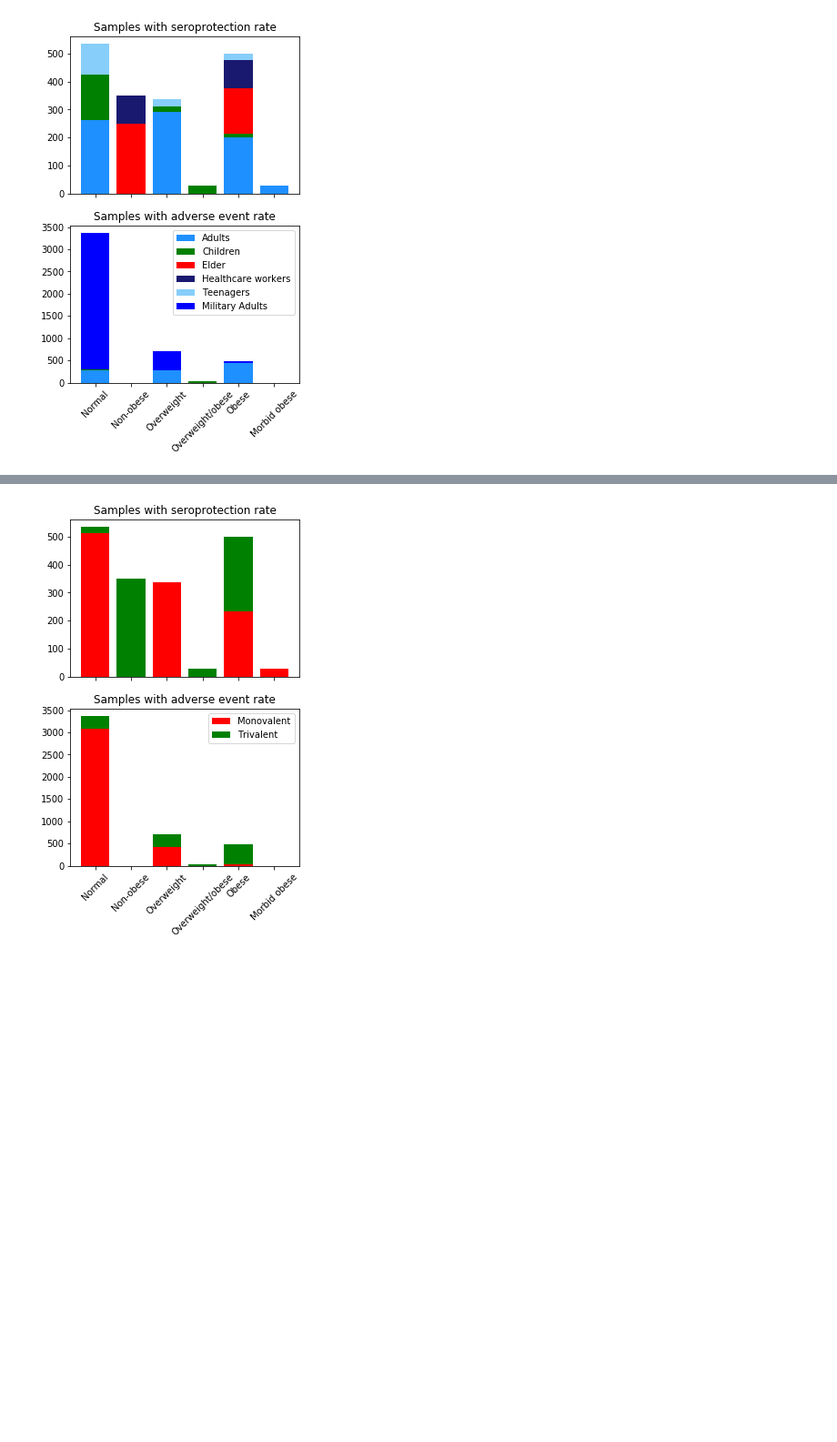
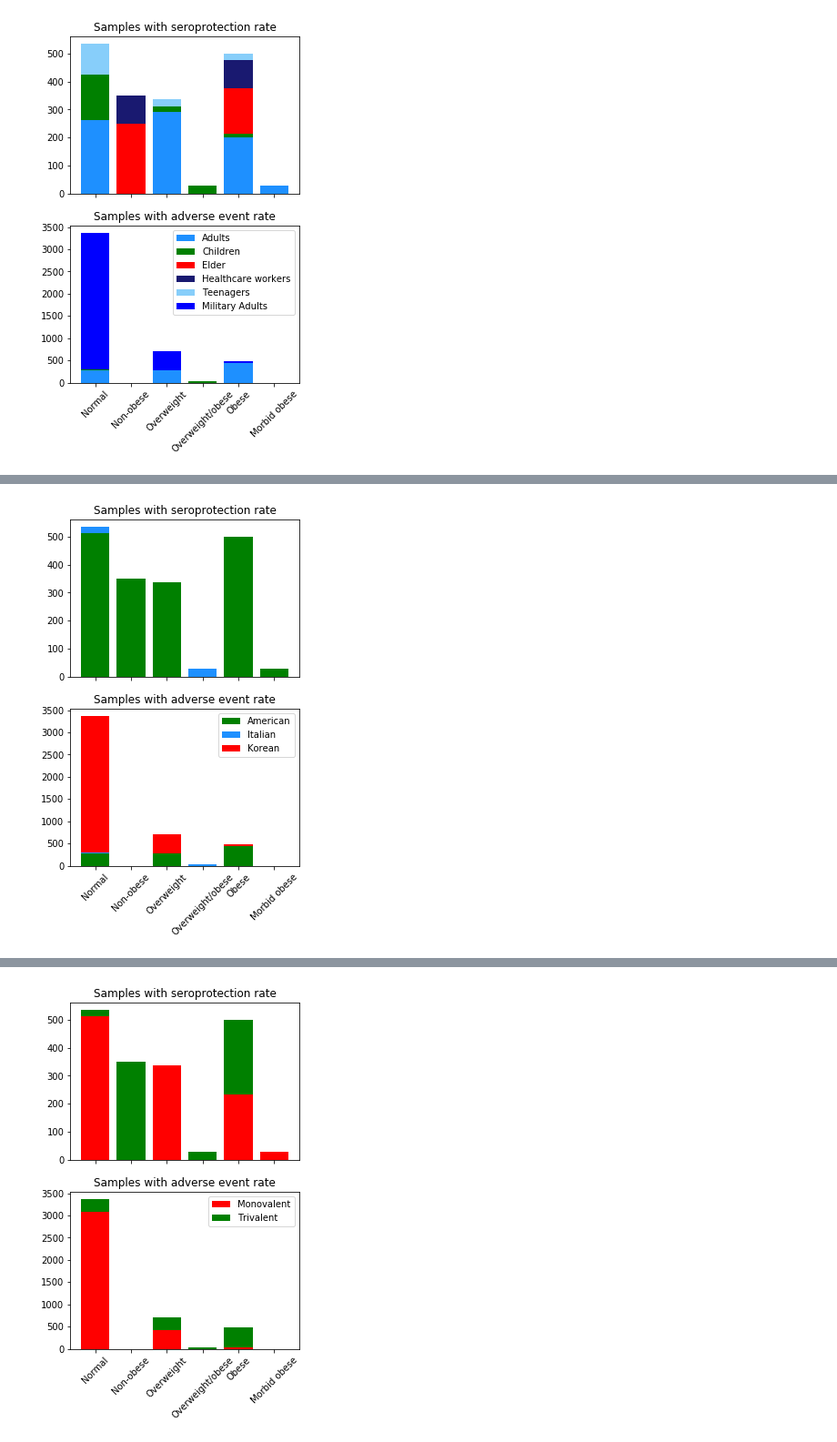
Before and after one commit to Takkoona/PUBL05022_Final, a Jupyter notebook: makePlots.ipynb, the cells around one changed output, grey strips where cells are left out. Shown: that part at 91% size. Drawn from its saved outputs; the diff is of its cells as text; code cells hidden in the pictures; blank space fills up the shorter version.

```diff
--- a/makePlots.ipynb
+++ b/makePlots.ipynb
@@ -183,0 +235,58 @@ plt.show()
+# %%
+ethnicColor = {"American": "#008000", "Korean": "#FF0000", "Italian": "#1E90FF"}
+
+weightVSprotect = h1n1[["Ethnic", "Weight group", "Sample size", "Seroprotection"]].dropna()
+weightVSprotect["Seroprotection"] = weightVSprotect["Seroprotection"].astype(int)
+weightVSprotect = weightVSprotect.groupby(["Ethnic", "Weight group"])
+weightVSprotect = weightVSprotect.agg({"Sample size": "sum", "Seroprotection": "sum"}).reset_index()
+
+weightVSadverse = h1n1[["Ethnic", "Weight group", "Sample size", "System adverse no."]].dropna()
+weightVSadverse["System adverse no."] = weightVSadverse["System adverse no."].astype(int)
+weightVSadverse = weightVSadverse.groupby(["Ethnic", "Weight group"])
+weightVSadverse = weightVSadverse.agg({"Sample size": "sum", "System adverse no.": "sum"}).reset_index()
+
+fig, axes = plt.subplots(2, 1, sharex=True, figsize = (4.5, 7))
+x_pos = np.arange(len(weightGroup))
+
+bottom = np.zeros(len(weightGroup))
+for i in weightVSprotect["Ethnic"].unique():
+    subgroup = weightVSprotect[weightVSprotect["Ethnic"] == i]
+    subgroup = subgroup.set_index("Weight group").fillna(0)
+    axes[0].bar(
+        x_pos,
+        subgroup["Sample size"],
+        label=i,
+        color=ethnicColor[i],
+        bottom=bottom
+    )
+    bottom += subgroup["Sample size"]
+axes[0].set_title("Samples with seroprotection rate")
+
+bottom = np.zeros(len(weightGroup))
+axes[1].bar(x_pos, bottom)
+for i in weightVSadverse["Ethnic"].unique():
+    subgroup = weightVSadverse[weightVSadverse["Ethnic"] == i]
+    subgroup = subgroup.set_index("Weight group").fillna(0)
+    axes[1].bar(
+        x_pos,
+        subgroup["Sample size"],
+        label=i,
+        color=ethnicColor[i],
+        bottom=bottom
+    )
+    bottom += subgroup["Sample size"]
+axes[1].set_title("Samples with adverse event rate")
+
+handles, labels = [], []
+for ax in axes:
+    for h, l in zip(*ax.get_legend_handles_labels()):
+        if l not in labels:
+            handles.append(h)
+            labels.append(l)
+
+plt.xticks(x_pos, weightGroup, rotation=45)
+plt.legend(handles, labels, loc='upper right')
+plt.savefig(os.path.join(figurepath, "ethnic.pdf"), bbox_inches="tight")
+plt.show()
+# %% [output]
+[figure, added]
```
Also changed, not shown: parts of 10 cells of this notebook, 8 other files.
